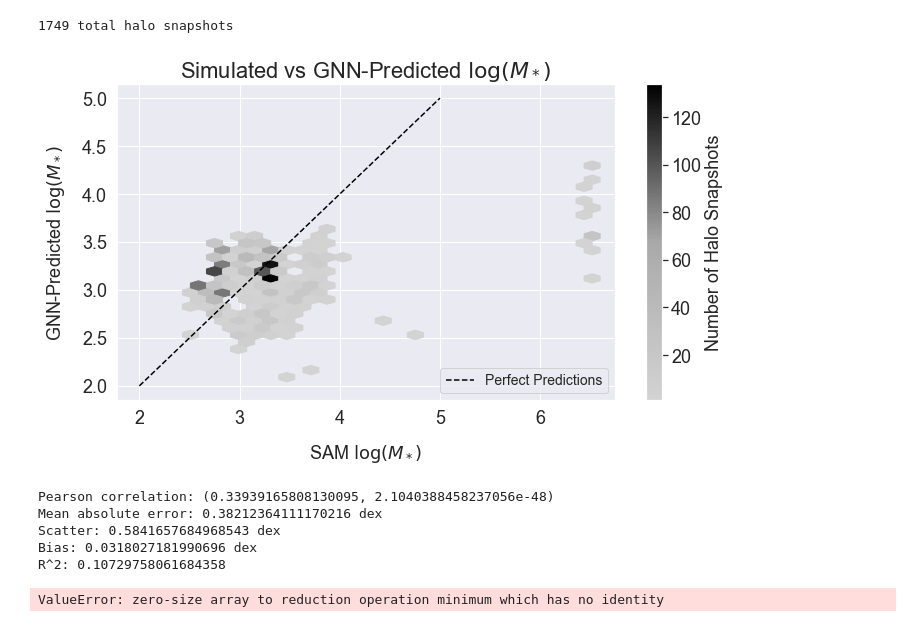
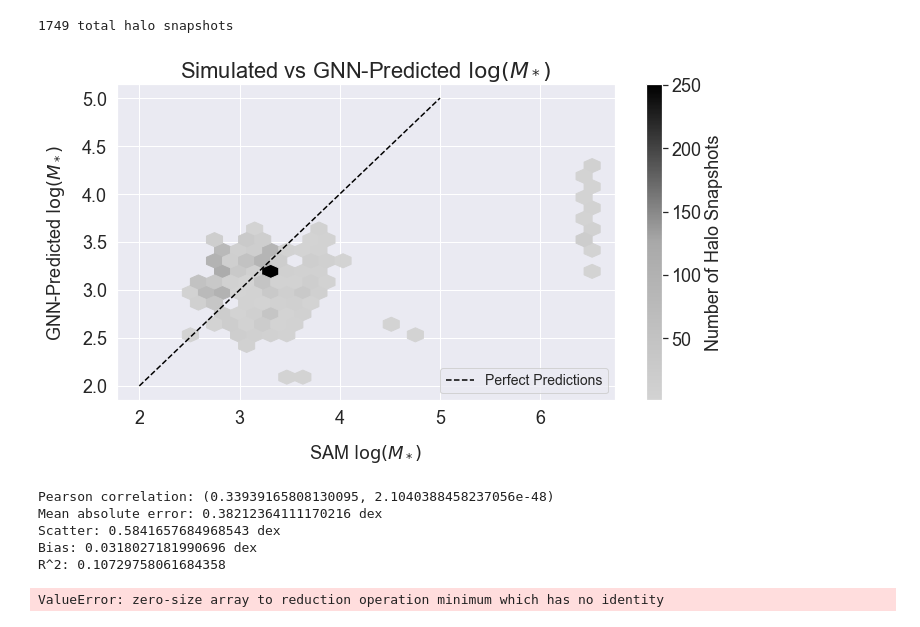
Before and after one commit to vhorvath2010/baryonic-from-dmmt, a Jupyter notebook: visualize_training.ipynb, the cells around one changed output. Saved outputs shown, nothing was run; the diff lists cells and outputs as text; code cells hidden in the pictures.

Commit message:
improve figure

```diff
--- a/visualize_training.ipynb
+++ b/visualize_training.ipynb
@@ -71,8 +71,8 @@ from matplotlib.colors import LinearSegmentedColormap
 from sklearn.metrics import r2_score
 
 # Histogram params
-x_bins = 25
-y_bins = 15
+x_bins = 50
+y_bins = 20
 
 # Create hexbin plot with custom color palette
 g = sns.color_palette(["lightgray", "darkgray", "black"])
@@ -81,34 +81,34 @@ plt.hexbin(y_truth, y_pred, gridsize=(x_bins, y_bins), cmap=cmap_g, mincnt=1)
 
 # Title
 plt.title("Simulated vs GNN-Predicted $\log(M_*)$", fontsize=22)
 
 # Create colorbar
 cbar = plt.colorbar()
 cbar.set_label("Number of Halo Snapshots", fontsize=18)
 cbar.ax.tick_params(labelsize=18)
 
 # Label axes
 plt.xlabel("SAM $\log(M_*)$", fontsize=18, labelpad=15)
 plt.ylabel("GNN-Predicted $\log(M_*)$", fontsize=18, labelpad=15)
 plt.xticks(fontsize=18)
 plt.yticks(fontsize=18)
 
 # Plot perfect predictions line y=x
 plt.plot([2, 5], [2, 5], ls="--", c="0")
 plt.legend(["Perfect Predictions"], loc="lower right", fontsize=14)
 
 plt.tight_layout()
 plt.savefig("./images/figure1.pdf", dpi=300, bbox_inches="tight", pad_inches=0.1)
 plt.show()
 
 residuals = y_truth - y_pred
 print(f"Pearson correlation: {scipy.stats.pearsonr(y_truth, y_pred)}")
 print(f"Mean absolute error: {np.mean(np.abs(residuals))} dex")
 print(f"Scatter: {scipy.stats.tstd(residuals)} dex")
 print(f"Bias: {np.mean(residuals)} dex")
 print(f"R^2: {r2_score(y_true=y_truth, y_pred=y_pred)}")
 # %% [output]
-[figure, old version]
+[figure, new version]
 Pearson correlation: (0.33939165808130095, 2.1040388458237056e-48)
 Mean absolute error: 0.38212364111170216 dex
 Scatter: 0.5841657684968543 dex
```
Also changed, not shown: 1 other file.
